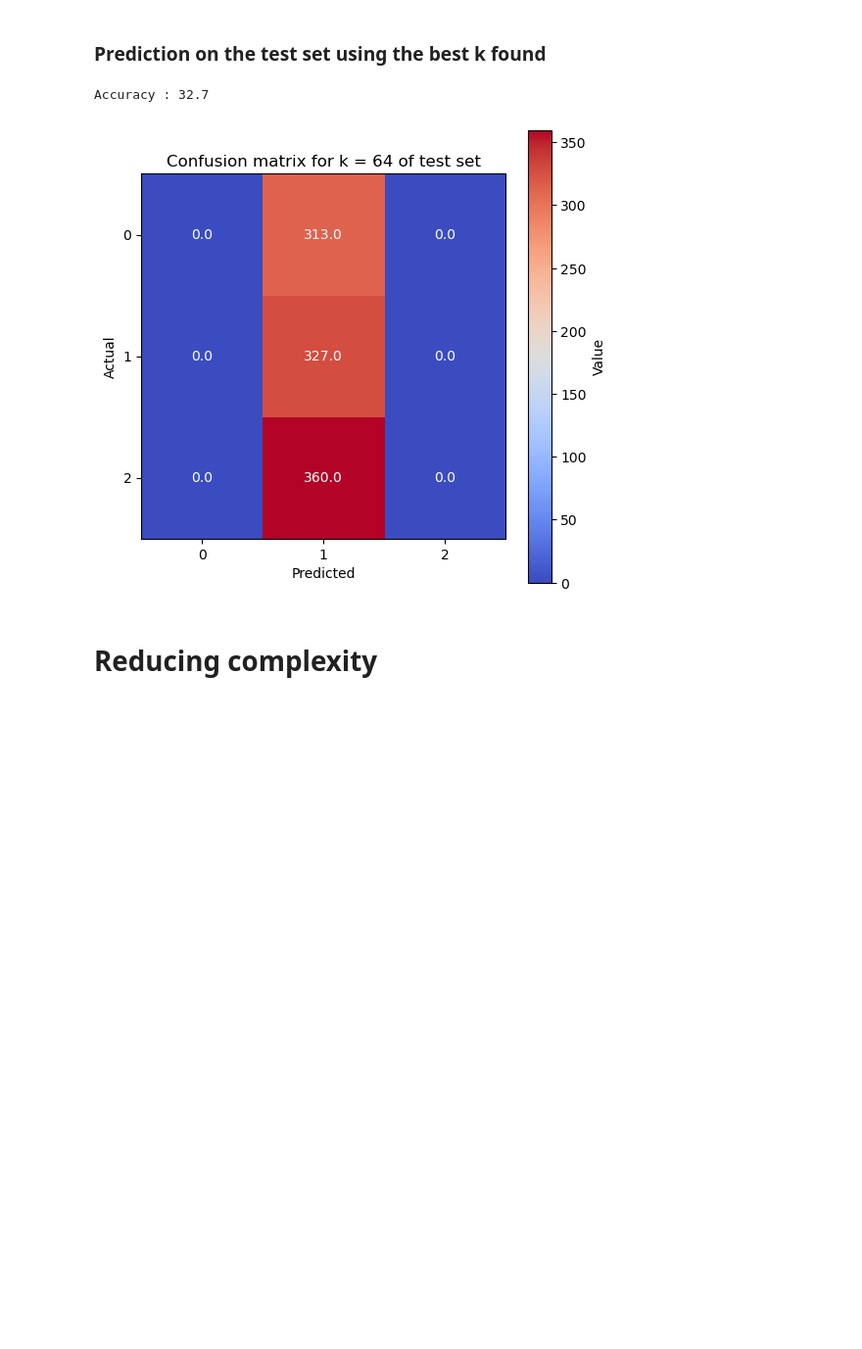
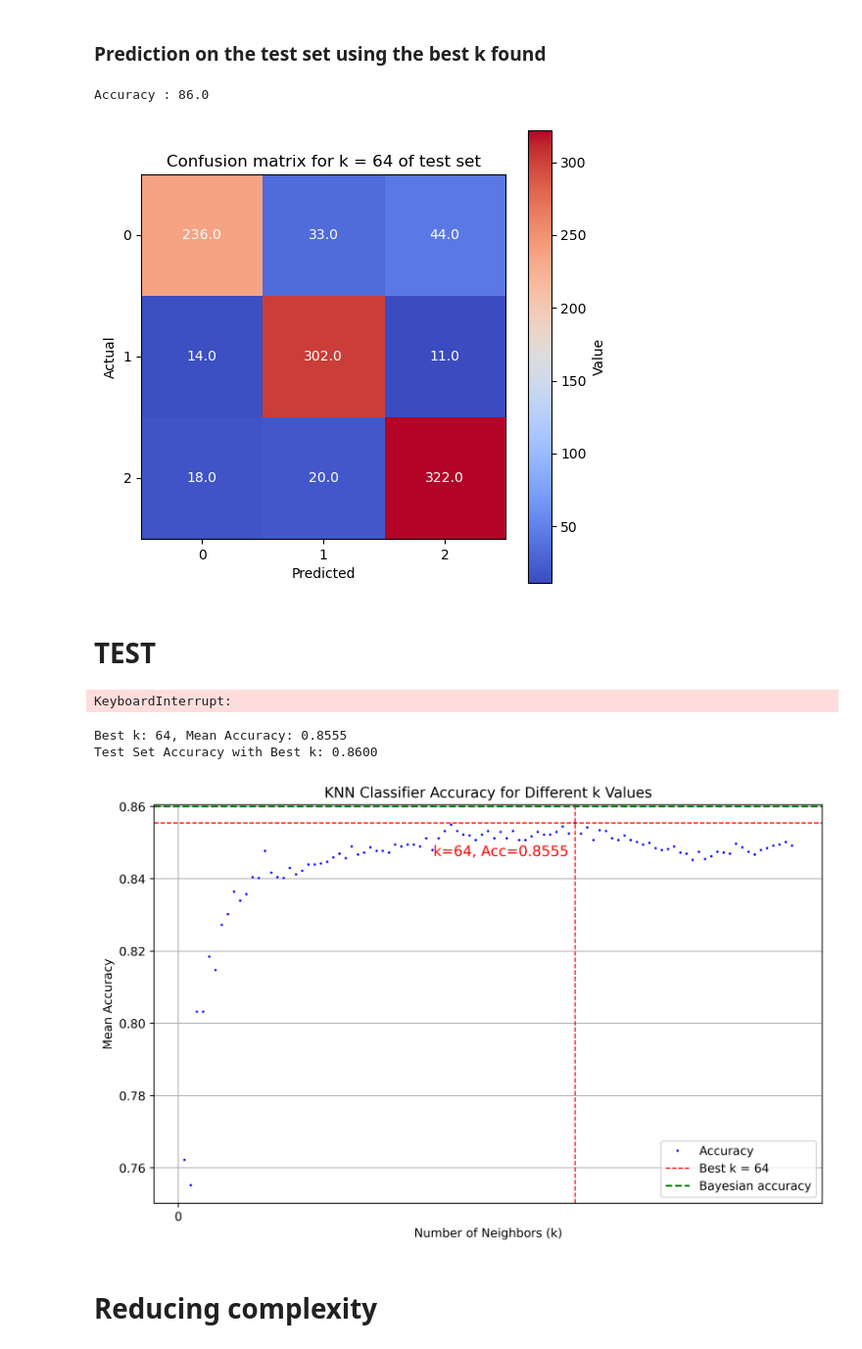
Before and after one commit to bapt-mat/Intro-to-Machine-Learning-Project, a Jupyter notebook: project.ipynb, the cells around one changed output. Shown at 98% size. Drawn from its saved outputs; the diff is of its cells as text; code cells hidden in the pictures; blank space fills up the shorter version.

Commit message:
implementation = scikit results

```diff
--- a/project.ipynb
+++ b/project.ipynb
@@ -324,13 +332,81 @@ plot_confusion_matrix(confusion_mat_best_k,"Confusion matrix for k = "+str(best_
 # %% [markdown]
 ### Prediction on the test set using the best k found
 # %%
-# Prediction of the test set
-# For each example in the test set, predict it using the training set and the best k found
-test_acc, test_cm = prediction_metrics(x_set_train=x_train, y_set_train=y_train, x_set_test=x_test, y_set_test=y_test, k=best_k, n_fold=1, list_dist_mat=distance_matrix(x_train, x_test))
+#Pre-compute the distances between the test set and the training set
+dist_test = distance_matrix(x_test, x_train)
+test_acc, test_cm = prediction_metrics(x_set_train=x_train, y_set_train=y_train, x_set_test=x_test, y_set_test=y_test, k=best_k, num_fold=0, list_dist_mat=[dist_test])
 print("Accuracy : "+str(test_acc))
 plot_confusion_matrix(test_cm,"Confusion matrix for k = "+str(best_k)+" of test set")
 # %% [output]
-Accuracy : 32.7
+Accuracy : 86.0
-[figure, old version]
+[figure, new version]
+# %% [markdown]
+# TEST
+# %%
+import numpy as np
+from sklearn.model_selection import PredefinedSplit, cross_val_score
+from sklearn.neighbors import KNeighborsClassifier
+scikit_x_train = x_train.copy()
+scikit_y_train = y_train.copy()
+scikit_x_test = x_test.copy()
+scikit_y_test = y_test.copy()
+scikit_k_range = k_range
+scikit_x_subsets = x_subsets.copy()
+scikit_y_subsets = y_subsets.copy()
+# %%
+# Combine all folds into one array
+scikit_x_combined = np.concatenate(scikit_x_subsets, axis=0)
+scikit_y_combined = np.concatenate(scikit_y_subsets, axis=0)
+
+# Create an array of indices where each index corresponds to the fold number
+scikit_fold_indices = []
+for i, scikit_subset in enumerate(scikit_x_subsets):
+    scikit_fold_indices.extend([i] * len(scikit_subset))
+scikit_fold_indices = np.array(scikit_fold_indices)
+
+# Define PredefinedSplit with your fold indices
+scikit_ps = PredefinedSplit(scikit_fold_indices)
+
+scikit_mean_accuracies = []
+
+# Perform cross-validation for each k using your predefined folds
+for scikit_k in scikit_k_range:
+    scikit_knn = KNeighborsClassifier(n_neighbors=scikit_k)
+    scikit_scores = cross_val_score(scikit_knn, scikit_x_combined, scikit_y_combined.ravel(), cv=scikit_ps, scoring='accuracy')
+    scikit_mean_accuracies.append(scikit_scores.mean())  # Average accuracy for this k
+# %% [output]
+KeyboardInterrupt:
+# %%
+scikit_best_k = scikit_k_range[np.argmax(scikit_mean_accuracies)]
+print(f'Best k: {scikit_best_k}, Mean Accuracy: {max(scikit_mean_accuracies):.4f}')
+
+scikit_knn_best = KNeighborsClassifier(n_neighbors=scikit_best_k)
+scikit_knn_best.fit(scikit_x_train, scikit_y_train.ravel())  # Fit on the entire training set
+scikit_test_acc = scikit_knn_best.score(scikit_x_test, scikit_y_test)  # Evaluate on the test set
+print(f'Test Set Accuracy with Best k: {scikit_test_acc:.4f}')
+
+# %% [markdown]
+# ### Plotting Accuracies
+plt.figure(figsize=(10, 6), dpi=500)
+plt.plot(scikit_k_range, scikit_mean_accuracies, label='Accuracy', marker='o', color='b', markersize=1, linestyle='None')
+plt.xlabel('Number of Neighbors (k)')
+plt.ylabel('Mean Accuracy')
+plt.title('KNN Classifier Accuracy for Different k Values')
+plt.xticks(np.arange(0, max(scikit_k_range) + 1, 100))
+scikit_max_accuracy = max(scikit_mean_accuracies)
+scikit_best_k = scikit_k_range[np.argmax(scikit_mean_accuracies)]
+plt.axvline(x=scikit_best_k, color='r', linestyle='--', linewidth=1, label=f'Best k = {scikit_best_k}')
+plt.axhline(y=scikit_max_accuracy, color='r', linestyle='--', linewidth=1)
+plt.axhline(y=.86, color='g', linestyle='--', label=f'Bayesian accuracy')
+plt.text(scikit_best_k - 1, scikit_max_accuracy-.01, f'k={scikit_best_k}, Acc={scikit_max_accuracy:.4f}',
+         horizontalalignment='right', verticalalignment='bottom',
+         color='red', fontsize=12)
+plt.grid(True)
+plt.legend()
+plt.show()
+# %% [output]
+Best k: 64, Mean Accuracy: 0.8555
+Test Set Accuracy with Best k: 0.8600
+[figure, added]
 # %% [markdown]
 # Reducing complexity
```
Also changed, not shown: parts of 15 cells of this notebook.
